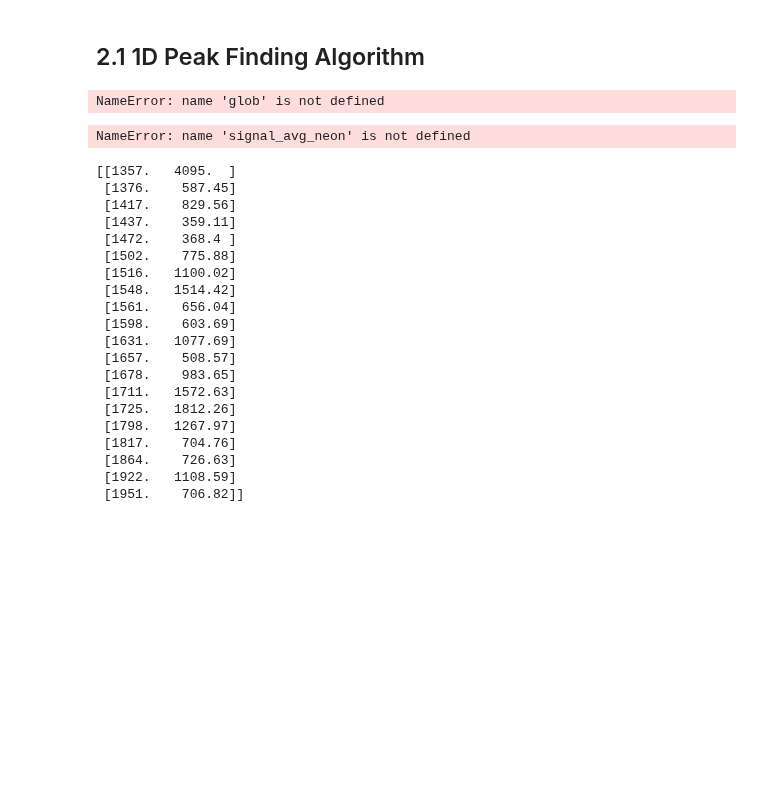
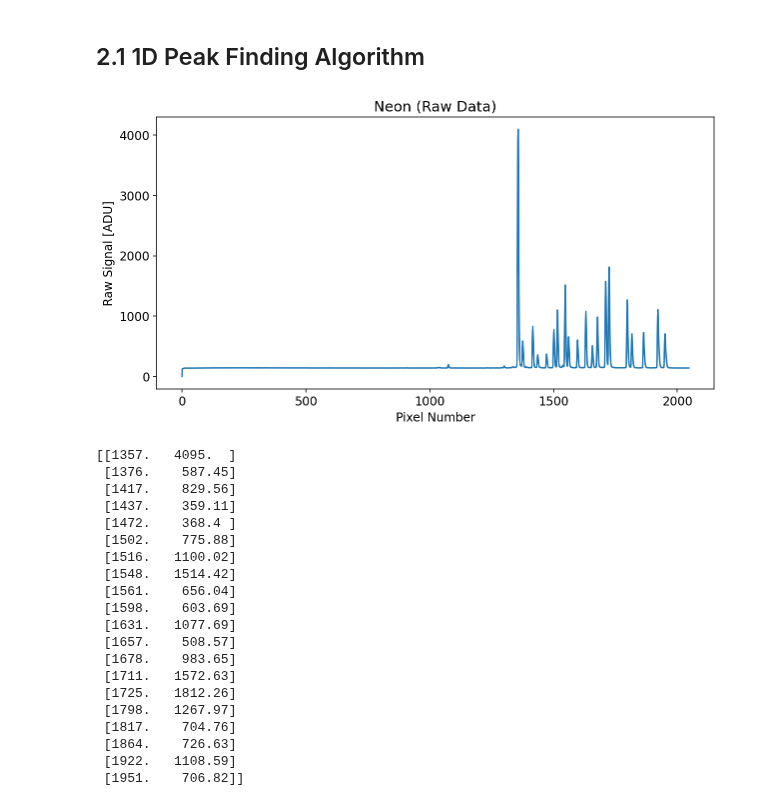
Before and after one commit to h-hall/Astro120Fall2020Functions_HH, a Jupyter notebook: HH_lab1_lab2_essentials.ipynb, the cells around one changed output. Cells and saved outputs as stored; diff of their text form; code cells hidden in the pictures; blank space fills up the shorter version.

```diff
--- a/HH_lab1_lab2_essentials.ipynb
+++ b/HH_lab1_lab2_essentials.ipynb
@@ -180,7 +156,7 @@ def get_signal_optimal(file_path):
     signal = np.zeros((n_files, CCD_PIXELS)) # An empty 2D array of zeros
 
     for i in range(n_files):
-        pixNum, s = np.genfromtxt(file, dtype=(float), skip_header=LENGTH_HEADER, skip_footer=LENGTH_FOOTER, unpack=True)
+        pixNum, s = np.genfromtxt(files[i], dtype=(float), skip_header=LENGTH_HEADER, skip_footer=LENGTH_FOOTER, unpack=True)
         signal[i] = s
     return(pixel, signal)
 # %%
@@ -232,21 +211,12 @@ plt.show()
 
 # Function
 #--------------------------------------#
-def get_signal(file_path):
-    '''
-    Reads signals from a file at FILE_PATH generated by a 1D CCD.
-    '''
-    # This represents the pixels of the 1D CCD used in Lab 2
-    # This range is set as there are 2048 pixels in the CCD
-    # The result is from 0 to 2047
-    pixel = np.arange(0, 2048)
-    signal = [] # This represents the signal/intensities of each pixel in the 1D CCD used in Lab 2
-
-    def get_signal_optimal(file_path):
+def get_signal_optimal(file_path):
     '''
     Reads signals from a file at FILE_PATH generated by a 1D CCD.
     This one replaces append()s w/ assignments to save time & space.
     '''
+    # These constants better b defined at start of the whole code
     CCD_PIXELS = 2048
     LENGTH_HEADER = 17
     LENGTH_FOOTER = 1
@@ -258,7 +228,7 @@ def get_signal(file_path):
     signal = np.zeros((n_files, CCD_PIXELS)) # An empty 2D array of zeros
 
     for i in range(n_files):
-        pixNum, s = np.genfromtxt(file, dtype=(float), skip_header=LENGTH_HEADER, skip_footer=LENGTH_FOOTER, unpack=True)
+        pixNum, s = np.genfromtxt(files[i], dtype=(float), skip_header=LENGTH_HEADER, skip_footer=LENGTH_FOOTER, unpack=True)
         signal[i] = s
     return(pixel, signal)
 #--------------------------------------#
@@ -272,7 +242,7 @@ lab2_file_path = 'example_data/lab2_neon_data/*.txt'
 
 # Import data by executing function
 #--------------------------------------#
-pixel, signal = get_signal(lab2_file_path)
+pixel, signal = get_signal_optimal(lab2_file_path)
 #--------------------------------------#
 
 
@@ -310,21 +280,12 @@ plt.show()
 
 # Function
 #--------------------------------------#
-def get_signal(file_path):
-    '''
-    Reads signals from a file at FILE_PATH generated by a 1D CCD.
-    '''
-    # This represents the pixels of the 1D CCD used in Lab 2
-    # This range is set as there are 2048 pixels in the CCD
-    # The result is from 0 to 2047
-    pixel = np.arange(0, 2048)
-    signal = [] # This represents the signal/intensities of each pixel in the 1D CCD used in Lab 2
-
-    def get_signal_optimal(file_path):
+def get_signal_optimal(file_path):
     '''
     Reads signals from a file at FILE_PATH generated by a 1D CCD.
     This one replaces append()s w/ assignments to save time & space.
     '''
+    # These constants better b defined at start of the whole code
     CCD_PIXELS = 2048
     LENGTH_HEADER = 17
     LENGTH_FOOTER = 1
@@ -336,58 +297,56 @@ def get_signal(file_path):
     signal = np.zeros((n_files, CCD_PIXELS)) # An empty 2D array of zeros
 
     for i in range(n_files):
-        pixNum, s = np.genfromtxt(file, dtype=(float), skip_header=LENGTH_HEADER, skip_footer=LENGTH_FOOTER, unpack=True)
+        pixNum, s = np.genfromtxt(files[i], dtype=(float), skip_header=LENGTH_HEADER, skip_footer=LENGTH_FOOTER, unpack=True)
         signal[i] = s
     return(pixel, signal)
 #--------------------------------------#
 
 
 # Navigate to raw data
 #--------------------------------------#
 lab2_file_path = 'example_data/lab2_neon_data/*.txt'
 #--------------------------------------#
 
 
 # Import data by executing function
 #--------------------------------------#
-pixel, signal = get_signal(lab2_file_path)
+pixel, signal = get_signal_optimal(lab2_file_path)
 #--------------------------------------#
 
 
 # Average files in the dataset
 #--------------------------------------#
 signal_avg_neon = np.mean(signal, axis=0)
 #--------------------------------------#
 
 # Plotting
 #--------------------------------------#
 plt.figure()
 plt.rcParams['figure.figsize'] = [10, 5]
 plt.rcParams.update({'font.size': 12})
 plt.plot(pixel,signal_avg_neon)
 plt.title('Neon (Raw Data)')
 plt.xlabel('Pixel Number')
 plt.ylabel('Raw Signal [ADU]')
 plt.show()
 #--------------------------------------#
 # %% [output]
-NameError: name 'glob' is not defined
+[figure, added]
 # %%
 # Now, we want to write some code that will give us the signal values of the peaks in the neon raw spectrum
 
 # We don't want ALL of the peaks in the spectrum,
 # because there are many small peaks that we don't necessarily need to use for the wavelength solution or spectroscopy later.
-# So we set a minimum signal threshold, in this case 200 ADU,
+# So we set a minimum signal threshold, in this case 200 ADU as seen in the cell below,
 # to only return the peaks that are above this threshold instead of all peaks in the spectrum.
-
-threshold_neon =  200
-peaks_neon = []
-peaks_index_neon = [] # x positions of the peaks, or rather, their index
-for i in range(len(signal_avg_neon) - 1): #len(signal)-1 because you will be checking the value after than your last i
-    if (threshold_neon <= signal_avg_neon[i]) \
-        and (signal_avg_neon[i - 1] <= signal_avg_neon[i]) \
-        and (signal_avg_neon[i] >= signal_avg_neon[i + 1]):  #three conditions to be a peak
-        peaks_neon.append(signal_avg_neon[i])
-        peaks_index_neon.append(i)
+def peak_finding(signal_threshold_minimum, signal_data):
+    signal_peaks = []
+    signal_peaks_index = [] # x positions of the peaks, or rather, their index
+    for i in range(len(signal_data) - 1): #len(signal)-1 because you will be checking the value after than your last i
+        if (signal_threshold_minimum <= signal_data[i]) \
+            and (signal_data[i - 1] <= signal_data[i]) \
+            and (signal_data[i] >= signal_data[i + 1]):  #three conditions to be a peak
+            signal_peaks.append(signal_data[i])
+            signal_peaks_index.append(i)
+    return signal_peaks_index, signal_peaks
-# %% [output]
-NameError: name 'signal_avg_neon' is not defined
```
Also changed, not shown: parts of 18 cells of this notebook.
